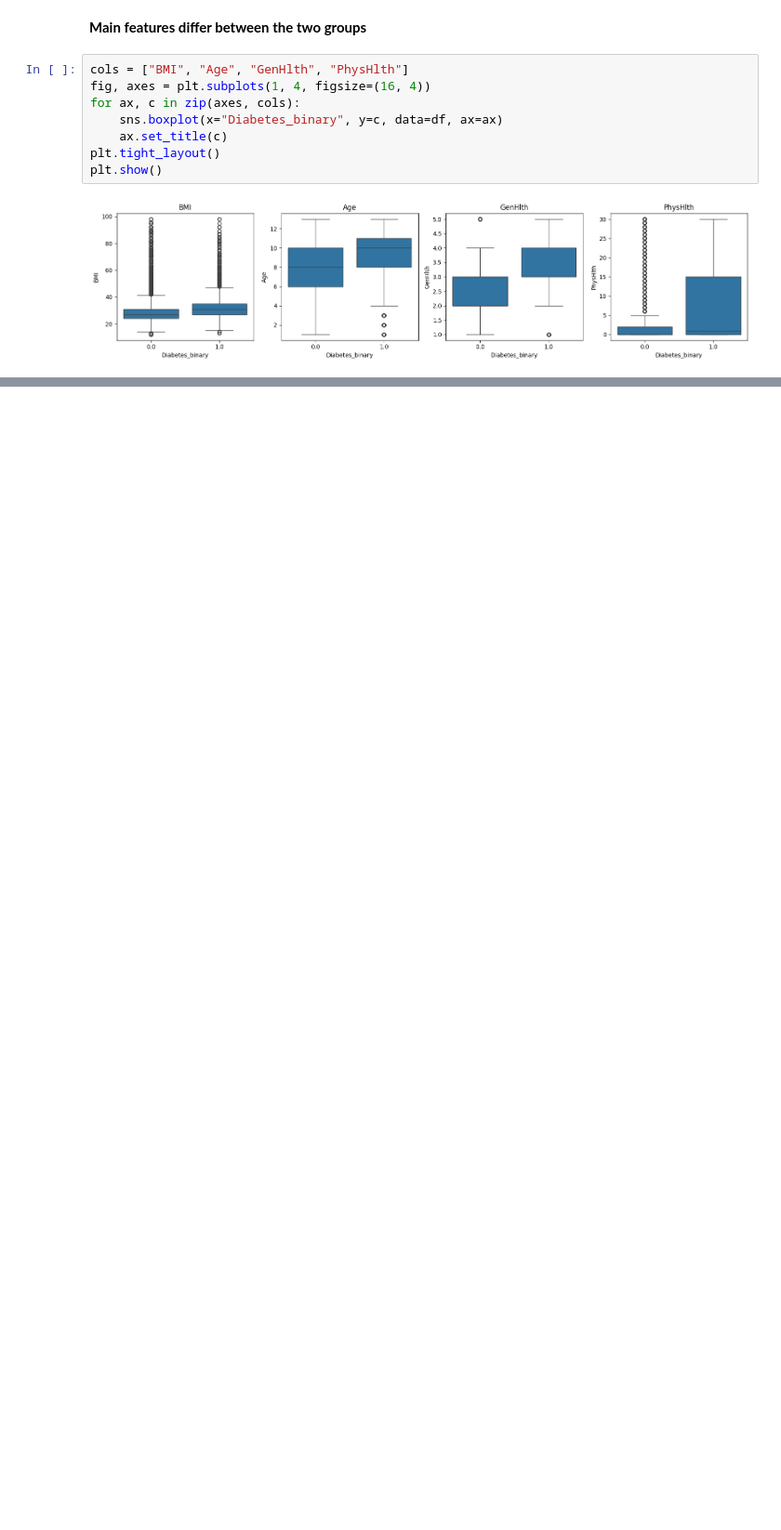
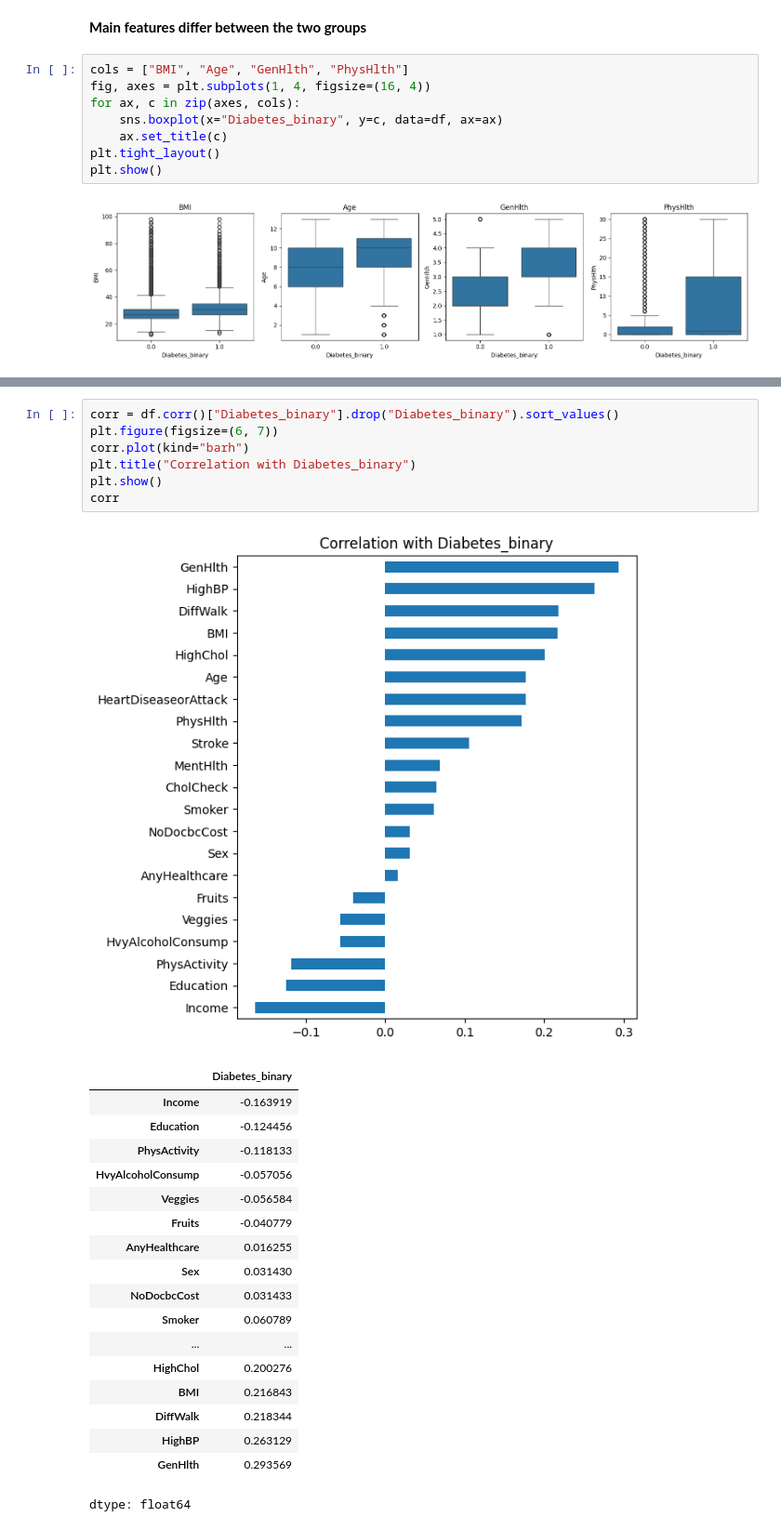
Before and after one commit to zainulabideen3203-ResearckWork/Mphil_thesis, a Jupyter notebook: predictiondataset.ipynb, the cells around one changed output, grey strips where cells are left out. Shown at 93% size. Drawn from its saved outputs; the diff is of its cells as text; blank space fills up the shorter version.

Commit message:
correlation graphs

```diff
--- a/predictiondataset.ipynb
+++ b/predictiondataset.ipynb
@@ -152,0 +155,27 @@ plt.show()
+# %%
+corr = df.corr()["Diabetes_binary"].drop("Diabetes_binary").sort_values()
+plt.figure(figsize=(6, 7))
+corr.plot(kind="barh")
+plt.title("Correlation with Diabetes_binary")
+plt.show()
+corr
+# %% [output]
+[figure, added]
+|  | Diabetes_binary |
+| Income | -0.163919 |
+| Education | -0.124456 |
+| PhysActivity | -0.118133 |
+| HvyAlcoholConsump | -0.057056 |
+| Veggies | -0.056584 |
+| Fruits | -0.040779 |
+| AnyHealthcare | 0.016255 |
+| Sex | 0.031430 |
+| NoDocbcCost | 0.031433 |
+| Smoker | 0.060789 |
+| ... | ... |
+| HighChol | 0.200276 |
+| BMI | 0.216843 |
+| DiffWalk | 0.218344 |
+| HighBP | 0.263129 |
+| GenHlth | 0.293569 |
+dtype: float64
```
Also changed, not shown: parts of 1 cell of this notebook.
